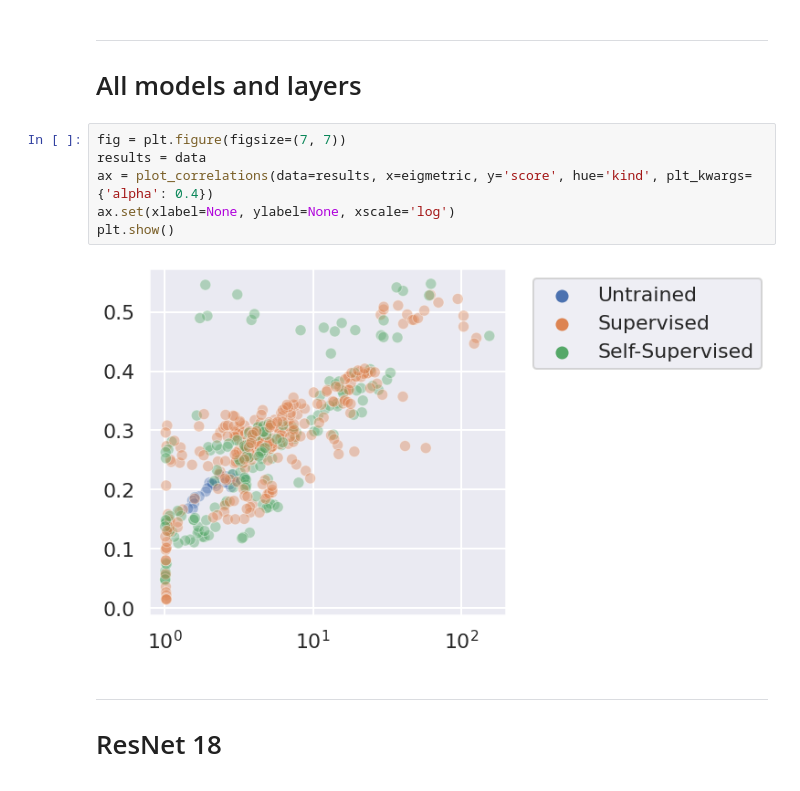
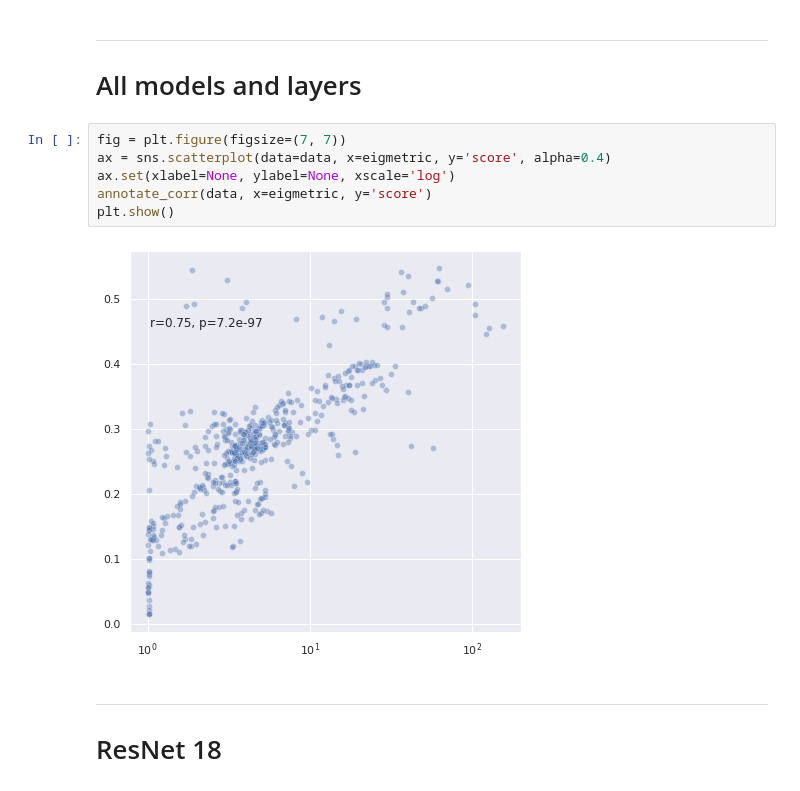
Before and after one commit to EricElmoznino/encoder_dimensionality, a Jupyter notebook: notebooks/encoding_vs_eigmetrics.ipynb, the cells around one changed output. Drawn from its saved outputs; the diff is of its cells as text.

```diff
--- a/notebooks/encoding_vs_eigmetrics.ipynb
+++ b/notebooks/encoding_vs_eigmetrics.ipynb
@@ -36,12 +36,12 @@ data.head()
 # All models and layers
 # %%
 fig = plt.figure(figsize=(7, 7))
-results = data
-ax = plot_correlations(data=results, x=eigmetric, y='score', hue='kind', plt_kwargs={'alpha': 0.4})
+ax = sns.scatterplot(data=data, x=eigmetric, y='score', alpha=0.4)
 ax.set(xlabel=None, ylabel=None, xscale='log')
+annotate_corr(data, x=eigmetric, y='score')
 plt.show()
 # %% [output]
-[figure, old version]
+[figure, new version]
 # %% [markdown]
 ---
 # ResNet 18
```
Also changed, not shown: parts of 4 cells of this notebook, 3 other files.
